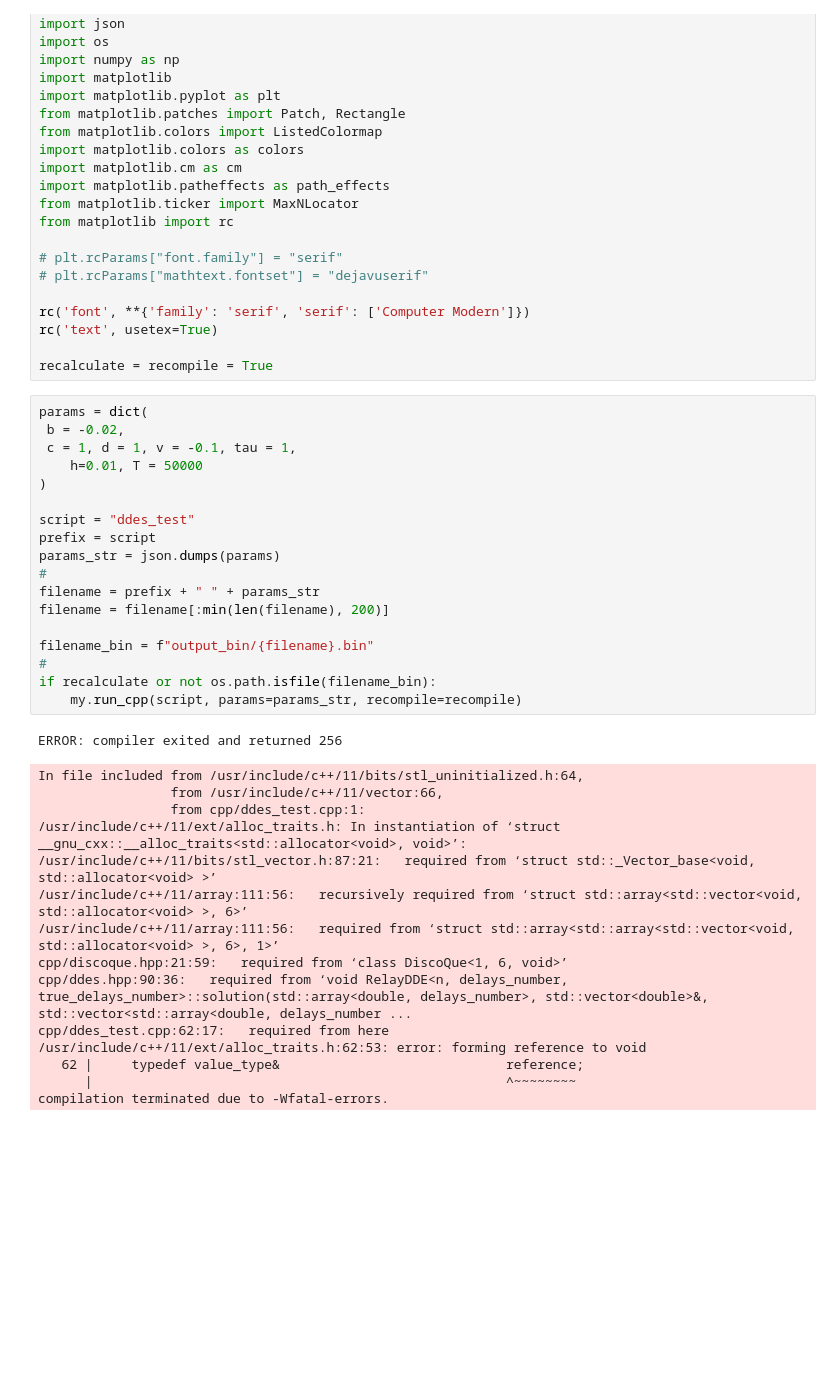
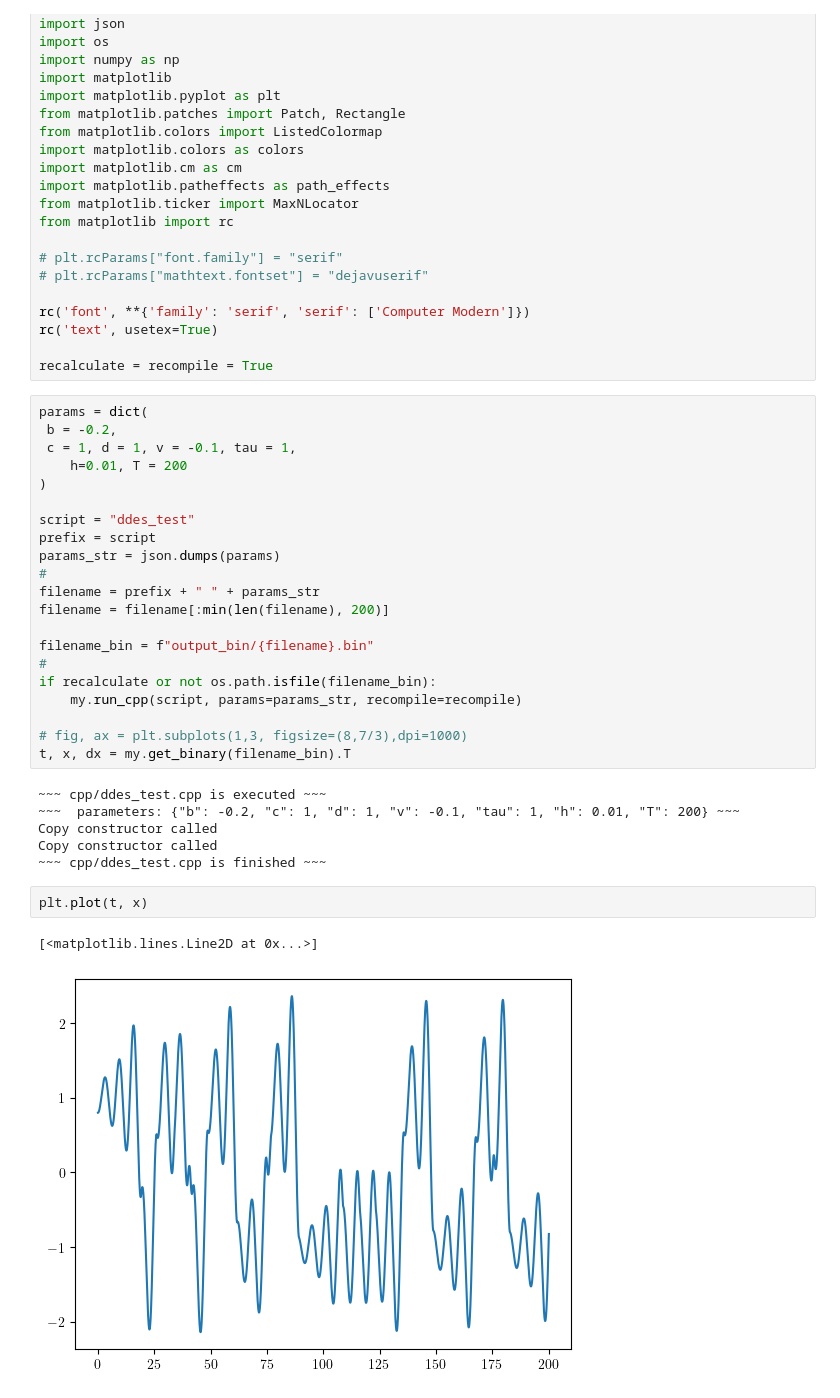
Before and after one commit to Kir-Dykov/diffurch, a Jupyter notebook: ddes_test.ipynb, the cells around one changed output. Drawn from its saved outputs; the diff is of its cells as text; blank space fills up the shorter version.

Commit message:
InitialValueProblem class, we now can solve equations!

```diff
--- a/ddes_test.ipynb
+++ b/ddes_test.ipynb
@@ -25,9 +25,9 @@ rc('text', usetex=True)
 recalculate = recompile = True
 # %%
 params = dict(
- b = -0.02,
+ b = -0.2,
  c = 1, d = 1, v = -0.1, tau = 1,
-    h=0.01, T = 50000
+    h=0.01, T = 200
 )
 
 script = "ddes_test"
@@ -41,19 +41,17 @@ filename_bin = f"output_bin/{filename}.bin"
 #
 if recalculate or not os.path.isfile(filename_bin):
     my.run_cpp(script, params=params_str, recompile=recompile)
+
+# fig, ax = plt.subplots(1,3, figsize=(8,7/3),dpi=1000)
+t, x, dx = my.get_binary(filename_bin).T
 # %% [output]
-ERROR: compiler exited and returned 256
+~~~ cpp/ddes_test.cpp is executed ~~~
+~~~  parameters: {"b": -0.2, "c": 1, "d": 1, "v": -0.1, "tau": 1, "h": 0.01, "T": 200} ~~~
+Copy constructor called
+Copy constructor called
+~~~ cpp/ddes_test.cpp is finished ~~~
-In file included from /usr/include/c++/11/bits/stl_uninitialized.h:64,
-                 from /usr/include/c++/11/vector:66,
-                 from cpp/ddes_test.cpp:1:
-/usr/include/c++/11/ext/alloc_traits.h: In instantiation of ‘struct __gnu_cxx::__alloc_traits<std::allocator<void>, void>’:
-/usr/include/c++/11/bits/stl_vector.h:87:21:   required from ‘struct std::_Vector_base<void, std::allocator<void> >’
-/usr/include/c++/11/array:111:56:   recursively required from ‘struct std::array<std::vector<void, std::allocator<void> >, 6>’
-/usr/include/c++/11/array:111:56:   required from ‘struct std::array<std::array<std::vector<void, std::allocator<void> >, 6>, 1>’
-cpp/discoque.hpp:21:59:   required from ‘class DiscoQue<1, 6, void>’
-cpp/ddes.hpp:90:36:   required from ‘void RelayDDE<n, delays_number, true_delays_number>::solution(std::array<double, delays_number>, std::vector<double>&, std::vector<std::array<double, delays_number ...
-cpp/ddes_test.cpp:62:17:   required from here
-/usr/include/c++/11/ext/alloc_traits.h:62:53: error: forming reference to void
-   62 |     typedef value_type&                             reference;
-      |                                                     ^~~~~~~~~
-compilation terminated due to -Wfatal-errors.
+# %%
+plt.plot(t, x)
+# %% [output]
+[<matplotlib.lines.Line2D at 0x...>]
+[figure, added]
```
Also changed, not shown: 6 other files.
